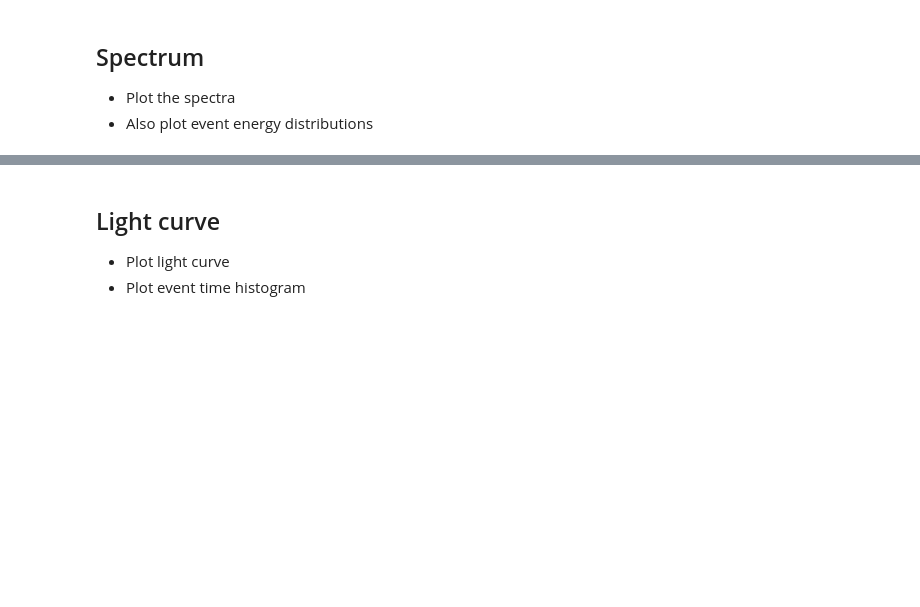
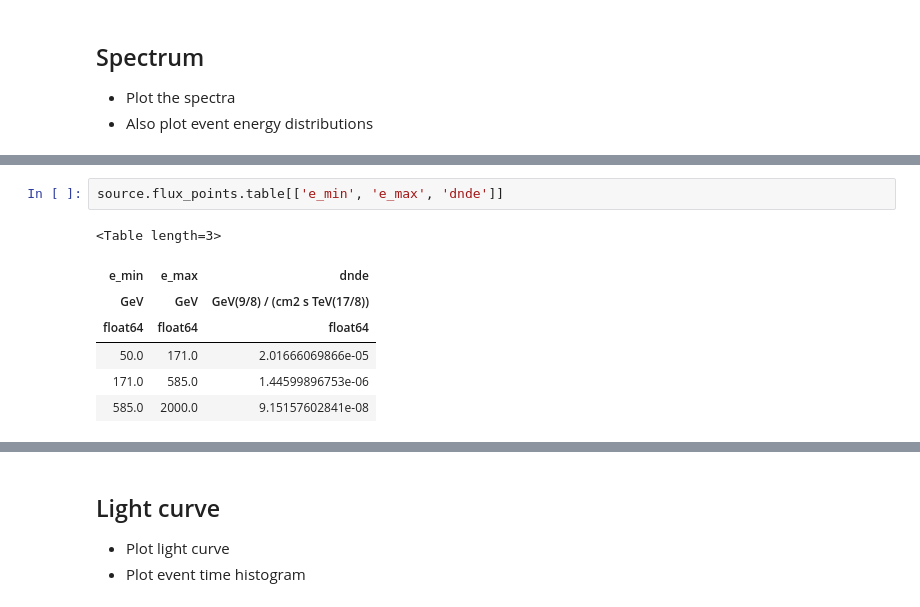
Before and after one commit to gammapy/gammapy-extra, a Jupyter notebook: notebooks/first_steps.ipynb, the cells around one changed output, grey strips where cells are left out. Cells and saved outputs as stored; diff of their text form; blank space fills up the shorter version.

```diff
--- a/notebooks/first_steps.ipynb
+++ b/notebooks/first_steps.ipynb
@@ -140,2 +125,12 @@ source = cat['2FHL J0534.5+2201'] # Crab nebula
+# %%
+source.flux_points.table[['e_min', 'e_max', 'dnde']]
+# %% [output]
+<Table length=3>
+| e_min | e_max | dnde |
+| GeV | GeV | GeV(9/8) / (cm2 s TeV(17/8)) |
+| float64 | float64 | float64 |
+| 50.0 | 171.0 | 2.01666069866e-05 |
+| 171.0 | 585.0 | 1.44599896753e-06 |
+| 585.0 | 2000.0 | 9.15157602841e-08 |
 # %%
 energy_range = [50 * u.GeV, 1 * u.TeV]
```
Also changed, not shown: parts of 23 cells of this notebook.
